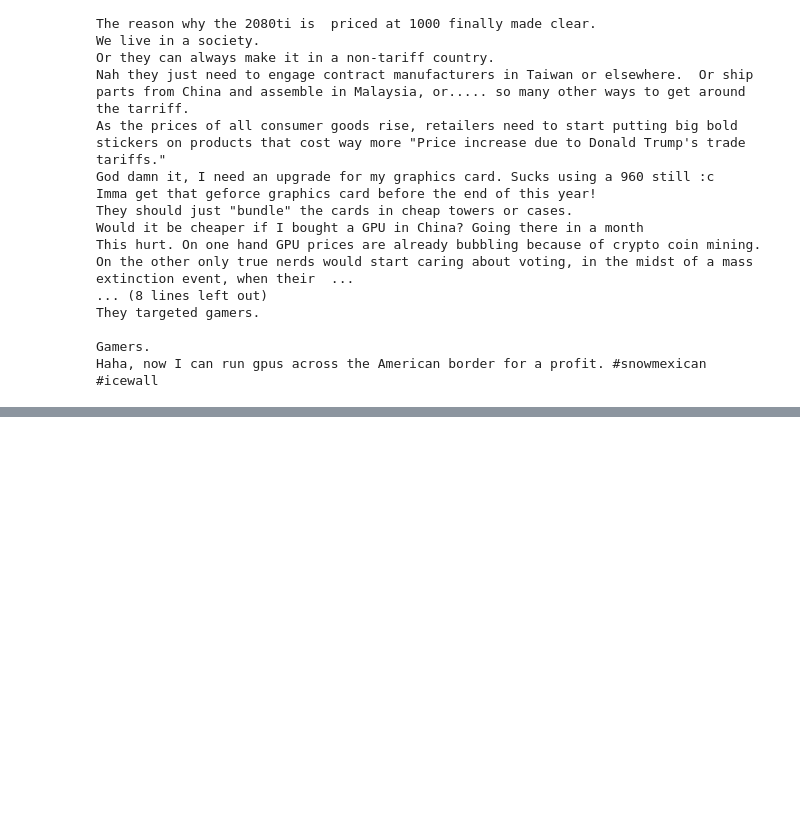
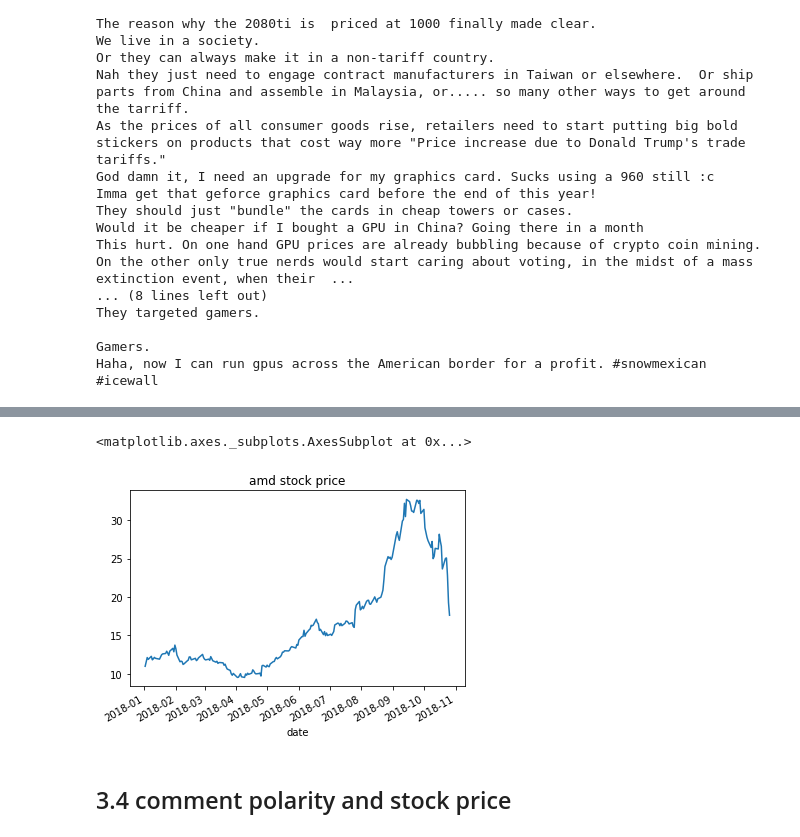
Before and after one commit to nzss/di-project2, a Jupyter notebook: Project Proposal.ipynb, the cells around one changed output, grey strips where cells are left out. Drawn from its saved outputs; the diff is of its cells as text; code cells hidden in the pictures; blank space fills up the shorter version.

```diff
--- a/Project Proposal.ipynb
+++ b/Project Proposal.ipynb
@@ -129,34 +79,0 @@ amd.plot(x='Date', y='Close', title='AMD stock prices')
-# %%
-from datetime import datetime, timedelta
-import unicodedata
-
-df = pd.DataFrame(columns=['date', 'id', 'title', 'comments'])
-
-for i in subreddit.search("AMD",time_filter='year'):
-    title = i.title
-    subid = i.id
-    sec = i.created_utc
-    #print title
-    #print subid
-    #print sec
-    utc_date = datetime(1970, 1, 1, 0, 0, 0)
-    date =  utc_date+ timedelta(seconds=sec)
-    i.comment_sort = 'top'
-    #comments = i.comments.list()
-    #print date
-
-    #print comments
-
-    all_comments =''
-    for top_level_comment in i.comments:
-        if isinstance(top_level_comment, MoreComments):
-            continue
-        comment = top_level_comment.body
-        #print comment
-        comment_str = unicodedata.normalize('NFKD', comment).encode('ascii','ignore')
-
-        all_comments += ' '+ comment_str
-        #print all_comments
-
-
-    df = df.append({'date': date, 'id': subid, 'title':title, 'comments': all_comments}, ignore_index=True)
@@ -193,0 +331,7 @@ df.plot(x='date', y = 'polarity', title ='AMD reddit polarity')
+# %%
+amd_stock = get_stock_price('amd_stock.pkl', '2018-01-01', '2018-10-27')
+# %%
+amd_stock.plot(title = 'amd stock price')
+# %% [output]
+<matplotlib.axes._subplots.AxesSubplot at 0x...>
+[figure, added]
@@ -193,0 +340,2 @@ df.plot(x='date', y = 'polarity', title ='AMD reddit polarity')
+# %% [markdown]
+## 3.4 comment polarity and stock price
```
Also changed, not shown: parts of 94 cells of this notebook.
